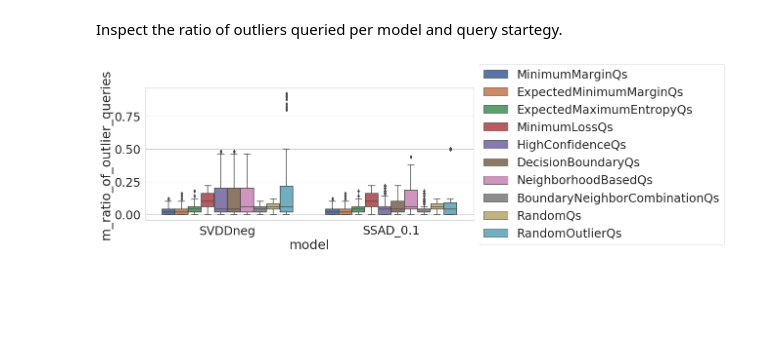
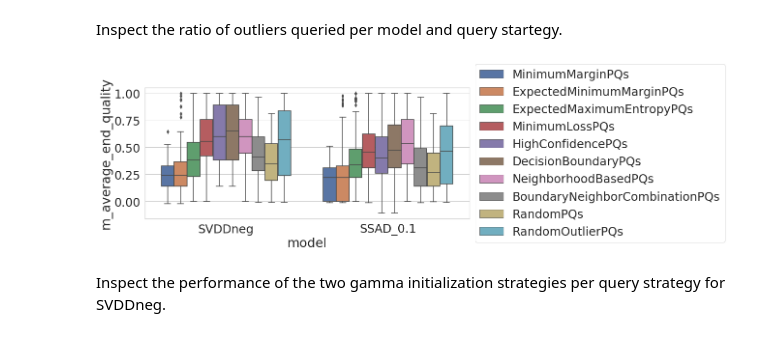
Before and after one commit to kit-dbis/ocal-evaluation, a Jupyter notebook: notebooks/evaluation_part1.ipynb, the cells around one changed output. Saved outputs shown, nothing was run; the diff lists cells and outputs as text; code cells hidden in the pictures; blank space fills up the shorter version.

```diff
--- a/notebooks/evaluation_part1.ipynb
+++ b/notebooks/evaluation_part1.ipynb
@@ -152,7 +276,7 @@ f = pretty_plot(title=f'Comparison of split strategies',
                 x="split_strategy",
                 y="m_average_end_quality",
                 hue="model",
-                data=df_success,
+                data=df_p1_wang_success,
                 kind="box")
 f.axes[0].set_xlabel('Split strategy');
 f.axes[0].set_ylabel('AEQ')
@@ -167,7 +291,7 @@ f = pretty_plot(title=f'Comparison of initial pool strategies',
             x="m_average_loss",
             y="m_average_gain",
             hue="model_type",
-            data=df_success.query('split_strategy == "Sf"'),
+            data=df_p1_wang_success.query('split_strategy == "Sf"'),
             f=sns.scatterplot)
 f.axes[0].set_xlabel('AQL')
 f.axes[0].set_ylabel('AQG')
@@ -179,10 +303,9 @@ Text(0,0.5,'AQG')
 # %%
-d = df_success.query('split_strategy == "Sf" and data_set not in ["Hepatitis", "Parkinson"] and model in ["SVDDneg", "SSAD_0.1"]').reset_index(drop=True)
 f = pretty_plot(title=f'Comparison of initial pool strategies',
             x="initial_pool_strategy",
             y="m_start_quality",
             hue="model",
-            data=d,
+            data=df_p1_wang_success,
             kind="box",
             pretty_order=['Pu', 'Pp', 'Pn', 'Pa'],
             pretty_hue_order=['SVDDneg', 'SSAD_0.1'],
@@ -221,0 +355,3 @@ _, df_filtered = load_csv_file(evaluation_part1_qs_file)
+# %%
+df_p1_qs_success = df_full_success.query('scenario == "evaluation_part1_qs" '+
+                                         'and init_strategy_gamma == "WangTax"')
@@ -258,10 +427,12 @@ Inspect the ratio of outliers queried per model and query startegy.
 # %%
 f = pretty_plot(title=f'Init strategy vs ratio of outliers',
                 x="model",
-                y="m_ratio_of_outlier_queries",
+                y="m_average_end_quality",
                 hue="qs",
-                data=df_filtered,
+                data=df_p1_qs_success,
                 pretty_order=['SVDDneg', 'SSAD_0.1'],
                 kind="box")
 # %% [output]
-[figure, old version]
+[figure, new version]
+# %% [markdown]
+Inspect the performance of the two gamma initialization strategies per query strategy for SVDDneg.
```
Also changed, not shown: parts of 54 cells of this notebook, 15 other files.
